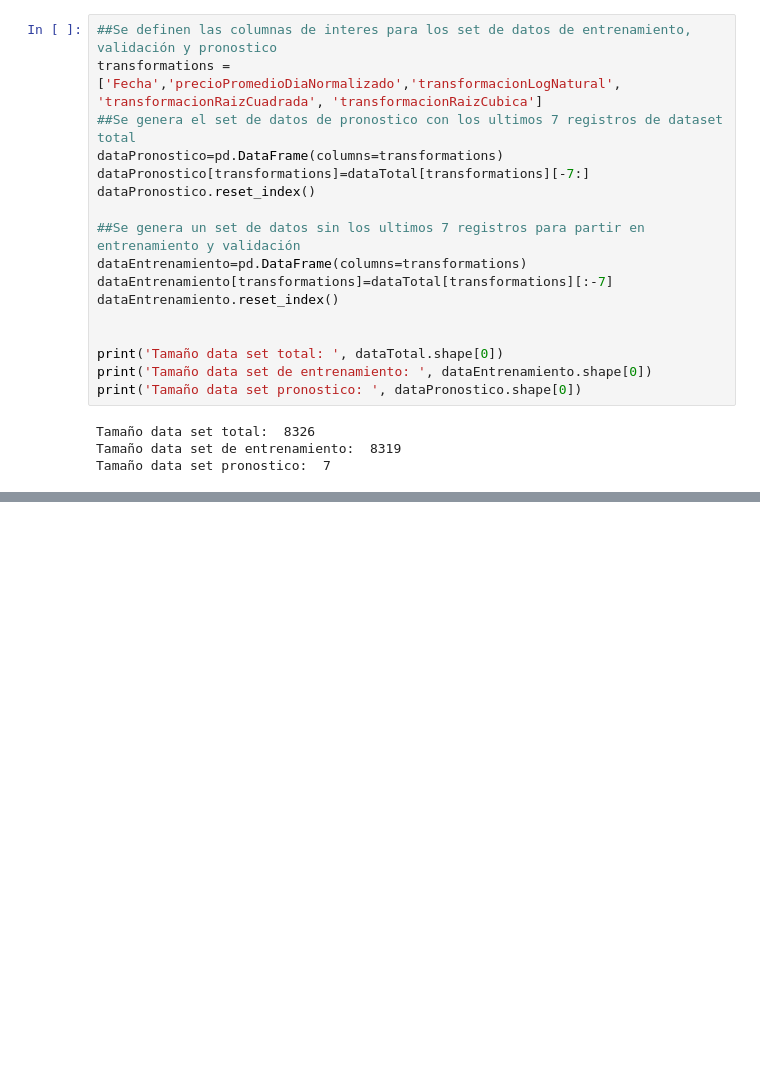
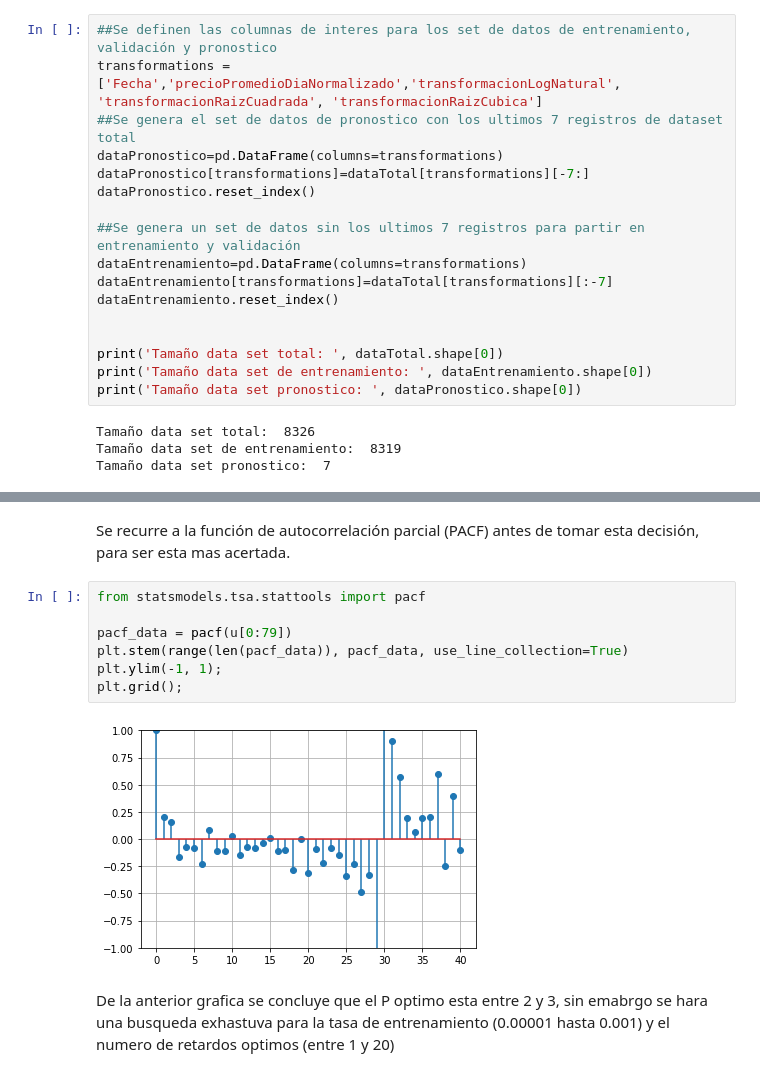
Before and after one commit to ANN-2019-2/evaluacion-nfbarcob03, a Jupyter notebook: 01-precios.ipynb, the cells around one changed output, grey strips where cells are left out. Cells and saved outputs as stored; diff of their text form; blank space fills up the shorter version.

```diff
--- a/01-precios.ipynb
+++ b/01-precios.ipynb
@@ -606,0 +482,13 @@ Para la transformacion transformacionRaizCubica el error de la suma del residual
+# %% [markdown]
+Se recurre a la función de autocorrelación parcial (PACF) antes de tomar esta decisión, para ser esta mas acertada.
+# %%
+from statsmodels.tsa.stattools import pacf
+
+pacf_data = pacf(u[0:79])
+plt.stem(range(len(pacf_data)), pacf_data, use_line_collection=True)
+plt.ylim(-1, 1);
+plt.grid();
+# %% [output]
+[figure, added]
+# %% [markdown]
+De la anterior grafica se concluye que el P optimo esta entre 2 y 3, sin emabrgo se hara una busqueda exhastuva para la tasa de entrenamiento (0.00001 hasta 0.001) y el numero de retardos optimos (entre 1 y 20)
```
Also changed, not shown: parts of 97 cells of this notebook, 1 other file.
